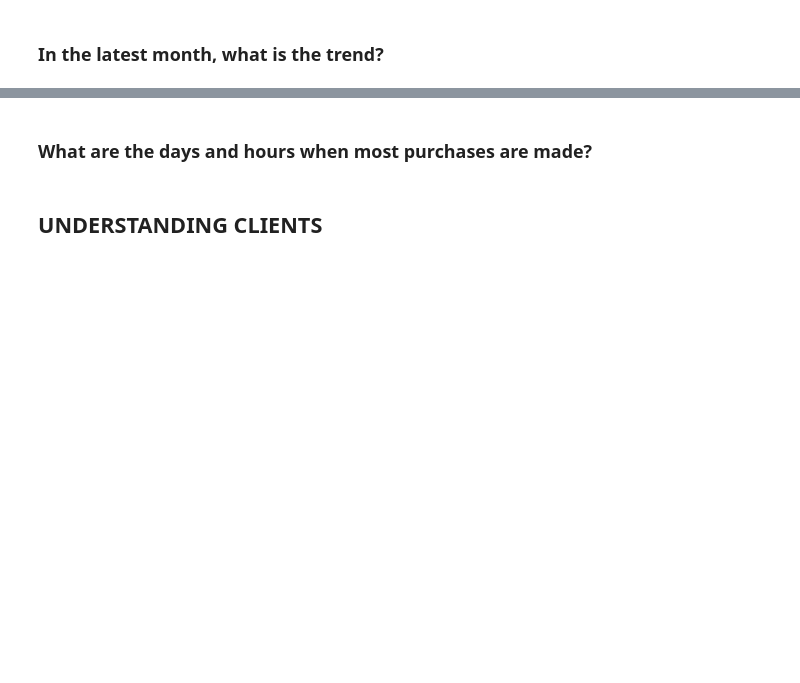
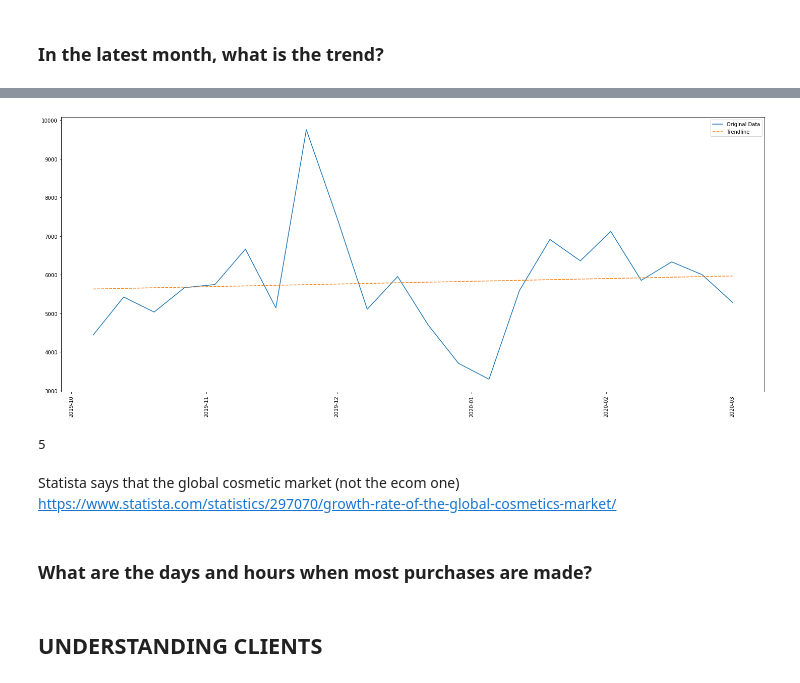
Before and after one commit to javierlopezm/Optimizacion_Ecommerce, a Jupyter notebook: Optimizacion_Ecommerce.ipynb, the cells around one changed output, grey strips where cells are left out. Cells and saved outputs as stored; diff of their text form; code cells hidden in the pictures; blank space fills up the shorter version.

```diff
--- a/Optimizacion_Ecommerce.ipynb
+++ b/Optimizacion_Ecommerce.ipynb
@@ -473,2 +525,6 @@ dtype: float64
 # %% [markdown]
 ### In the latest month, what is the trend?
+# %%
+df_ecom_trend = df_ecom.groupby("event_type").resample('W').event_type.count().unstack(level=0)
+
+df_ecom_trend.sort_values('purchase', ascending=False)
@@ -475,3 +550,30 @@ dtype: float64
+# %%
+# Extract x and y data for plotting
+x_data = np.arange(len(df_ecom_trend.index))
+y_data = df_ecom_trend['purchase'].values
+
+slope, intercept = np.polyfit(x_data, y_data, 1)
+line = slope * x_data + intercept
+
+plt.figure(figsize=(25, 10))
+plt.plot(df_ecom_trend.index, df_ecom_trend['purchase'], label='Original Data')
+plt.plot(df_ecom_trend.index, line, label='Trendline', linestyle='--')
+plt.xticks(rotation=90)
+plt.legend();
+# %% [output]
+[figure, added]
+# %%
+# Calculate the percentage change
+start_point = line[0]
+end_point = line[-1]
+
+percentage_change = ((end_point - start_point) / start_point) * 100
+
+percentage_change.astype(int)
+# %% [output]
+5
+# %% [markdown]
+Statista says that the global cosmetic market (not the ecom one) https://www.statista.com/statistics/297070/growth-rate-of-the-global-cosmetics-market/
 # %% [markdown]
 ### What are the days and hours when most purchases are made?
 # %% [markdown]
```
Also changed, not shown: parts of 11 cells of this notebook.
